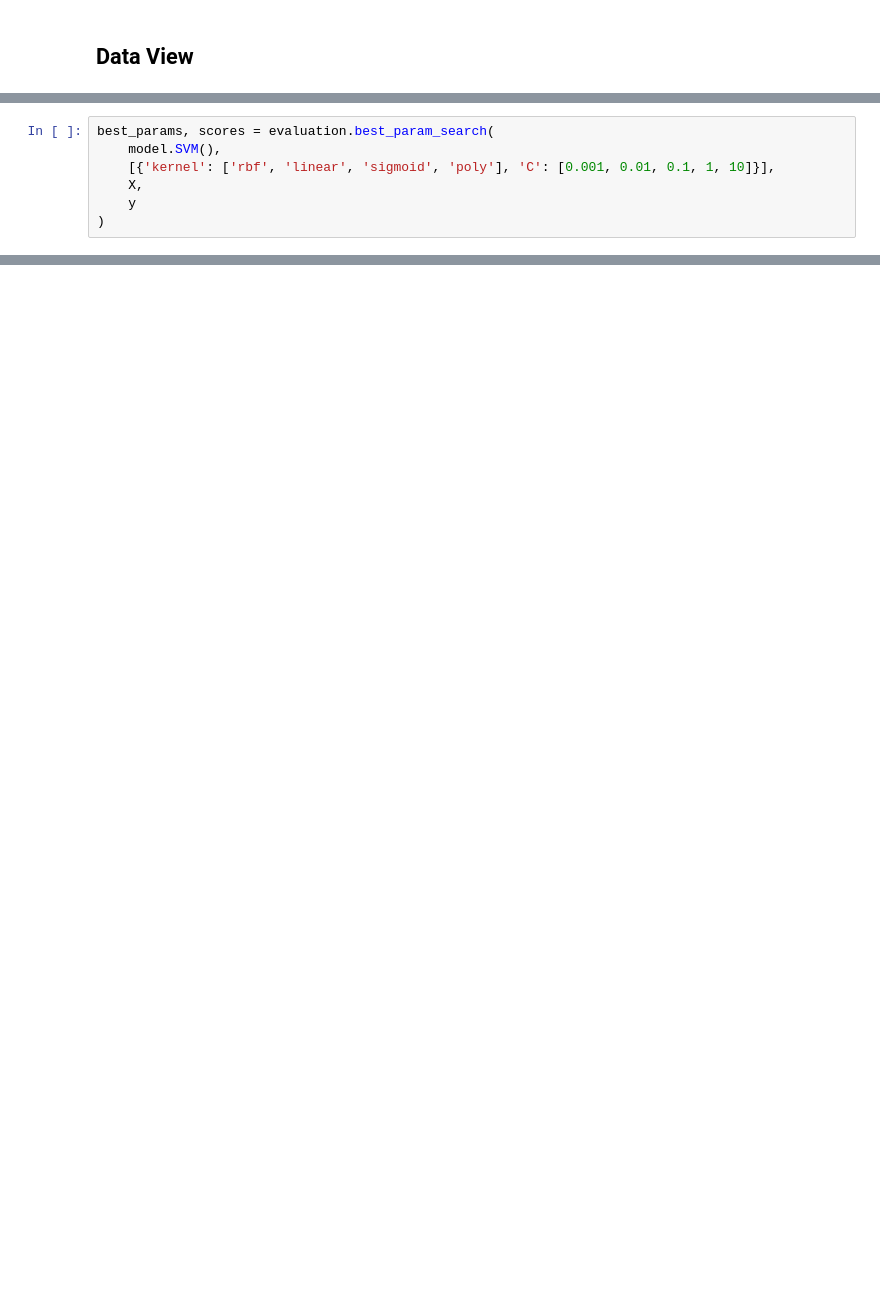
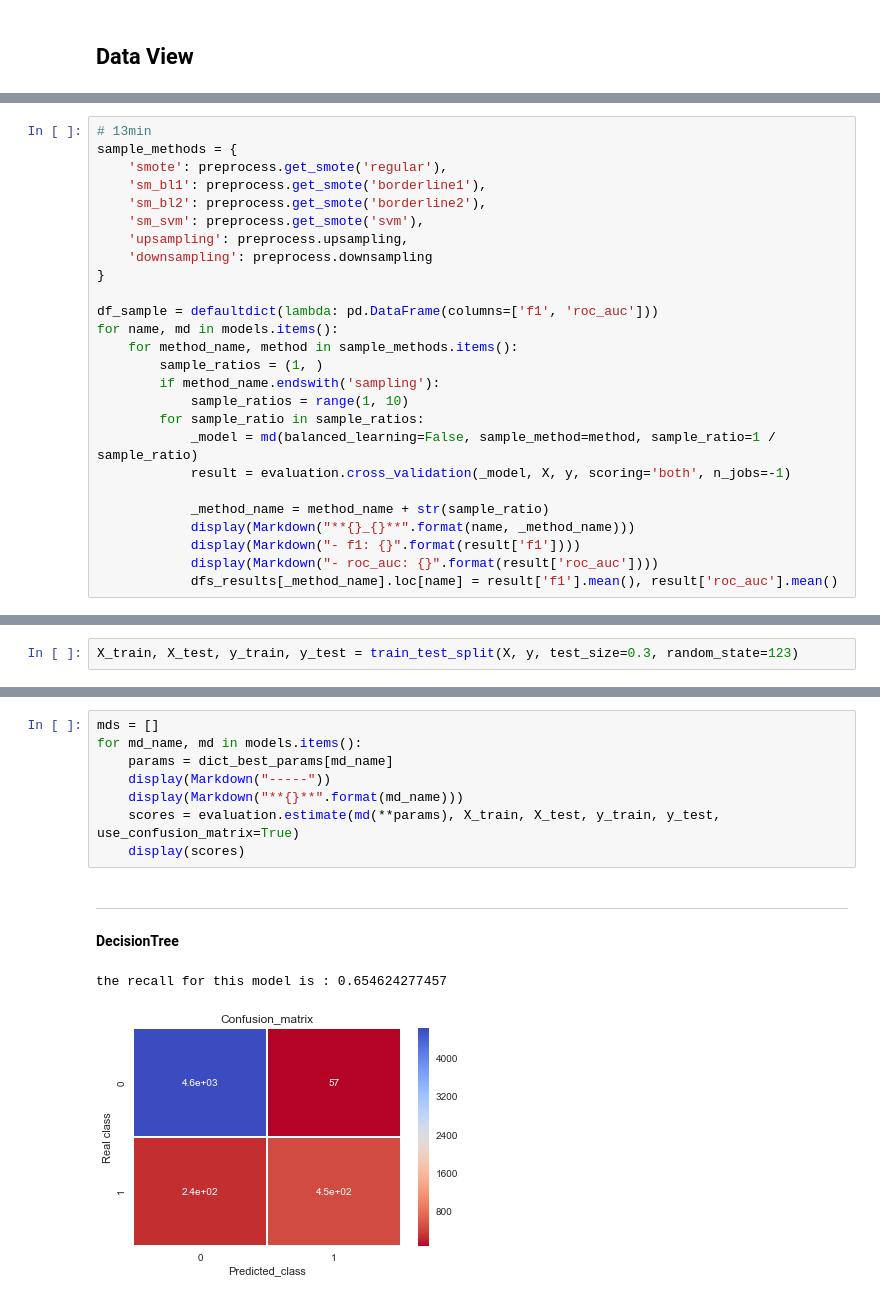
Before and after one commit to zxch3n/PulsarDetection, a Jupyter notebook: Experiment.ipynb, the cells around one changed output, grey strips where cells are left out. Drawn from its saved outputs; the diff is of its cells as text; blank space fills up the shorter version.

```diff
--- a/Experiment.ipynb
+++ b/Experiment.ipynb
@@ -223,7 +61,0 @@ evaluation.cross_validation(
-# %%
-best_params, scores = evaluation.best_param_search(
-    model.SVM(),
-    [{'kernel': ['rbf', 'linear', 'sigmoid', 'poly'], 'C': [0.001, 0.01, 0.1, 1, 10]}],
-    X,
-    y
-)
@@ -287,0 +62,26 @@ clf.cv_results_
+# %%
+# 13min
+sample_methods = {
+    'smote': preprocess.get_smote('regular'),
+    'sm_bl1': preprocess.get_smote('borderline1'),
+    'sm_bl2': preprocess.get_smote('borderline2'),
+    'sm_svm': preprocess.get_smote('svm'),
+    'upsampling': preprocess.upsampling,
+    'downsampling': preprocess.downsampling
+}
+
+df_sample = defaultdict(lambda: pd.DataFrame(columns=['f1', 'roc_auc']))
+for name, md in models.items():
+    for method_name, method in sample_methods.items():
+        sample_ratios = (1, )
+        if method_name.endswith('sampling'):
+            sample_ratios = range(1, 10)
+        for sample_ratio in sample_ratios:
+            _model = md(balanced_learning=False, sample_method=method, sample_ratio=1 / sample_ratio)
+            result = evaluation.cross_validation(_model, X, y, scoring='both', n_jobs=-1)
+
+            _method_name = method_name + str(sample_ratio)
+            display(Markdown("**{}_{}**".format(name, _method_name)))
+            display(Markdown("- f1: {}".format(result['f1'])))
+            display(Markdown("- roc_auc: {}".format(result['roc_auc'])))
+            dfs_results[_method_name].loc[name] = result['f1'].mean(), result['roc_auc'].mean()
@@ -287,0 +149,2 @@ clf.cv_results_
+# %%
+X_train, X_test, y_train, y_test = train_test_split(X, y, test_size=0.3, random_state=123)
@@ -287,0 +230,13 @@ clf.cv_results_
+# %%
+mds = []
+for md_name, md in models.items():
+    params = dict_best_params[md_name]
+    display(Markdown("-----"))
+    display(Markdown("**{}**".format(md_name)))
+    scores = evaluation.estimate(md(**params), X_train, X_test, y_train, y_test, use_confusion_matrix=True)
+    display(scores)
+# %% [output]
+-----
+**DecisionTree**
+the recall for this model is : 0.654624277457
+[figure, added]
```
Also changed, not shown: parts of 36 cells of this notebook, 8 other files.
